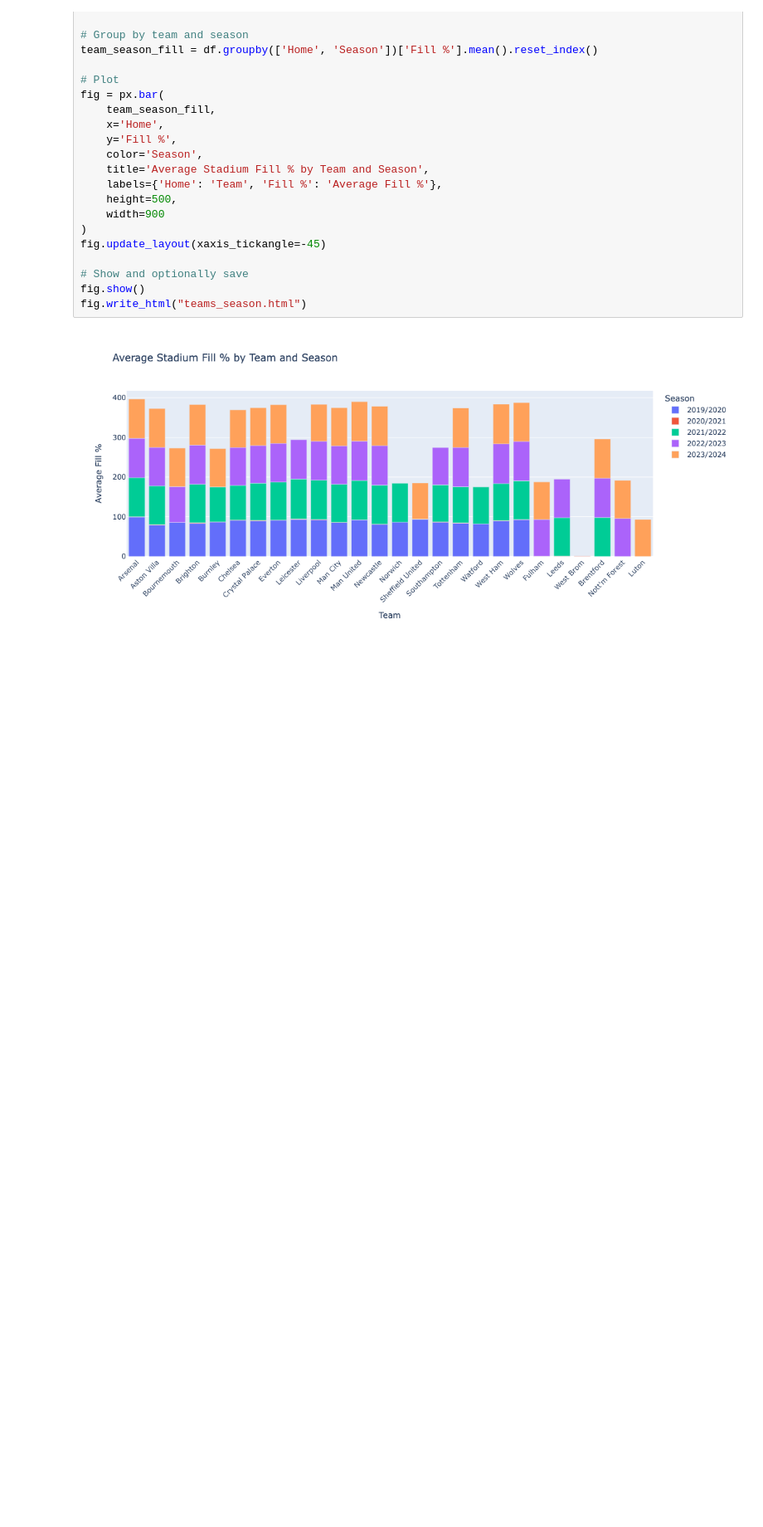
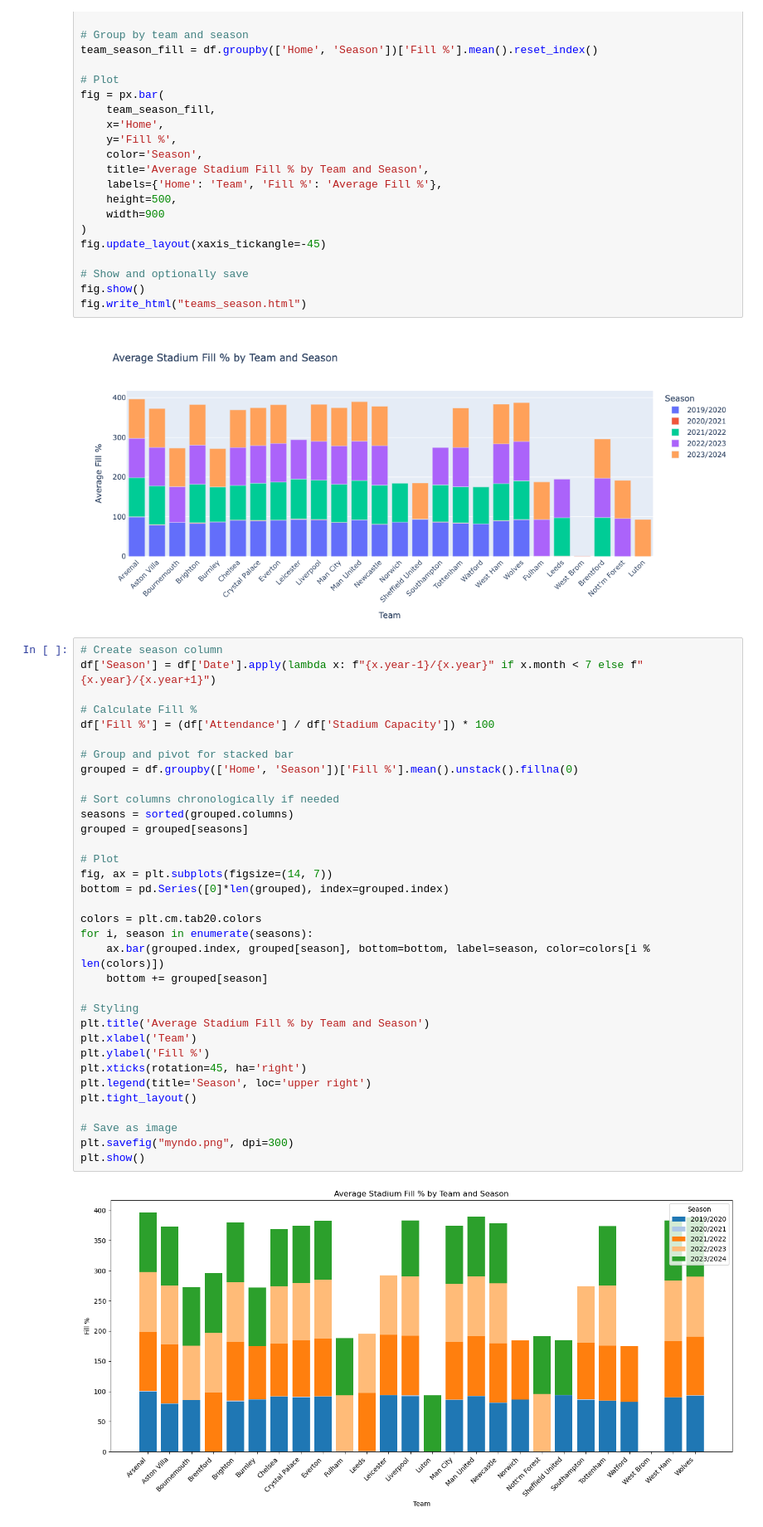
Before and after one commit to astamariaa/astamariaa.github.io, a Jupyter notebook: social_data_final_project.ipynb, the cells around one changed output. Shown at 83% size. Cells and saved outputs as stored; diff of their text form; blank space fills up the shorter version.

```diff
--- a/social_data_final_project.ipynb
+++ b/social_data_final_project.ipynb
@@ -1310,3 +1402,39 @@ fig.show()
 fig.write_html("teams_season.html")
 # %% [output]
 [figure]
+# %%
+# Create season column
+df['Season'] = df['Date'].apply(lambda x: f"{x.year-1}/{x.year}" if x.month < 7 else f"{x.year}/{x.year+1}")
+
+# Calculate Fill %
+df['Fill %'] = (df['Attendance'] / df['Stadium Capacity']) * 100
+
+# Group and pivot for stacked bar
+grouped = df.groupby(['Home', 'Season'])['Fill %'].mean().unstack().fillna(0)
+
+# Sort columns chronologically if needed
+seasons = sorted(grouped.columns)
+grouped = grouped[seasons]
+
+# Plot
+fig, ax = plt.subplots(figsize=(14, 7))
+bottom = pd.Series([0]*len(grouped), index=grouped.index)
+
+colors = plt.cm.tab20.colors
+for i, season in enumerate(seasons):
+    ax.bar(grouped.index, grouped[season], bottom=bottom, label=season, color=colors[i % len(colors)])
+    bottom += grouped[season]
+
+# Styling
+plt.title('Average Stadium Fill % by Team and Season')
+plt.xlabel('Team')
+plt.ylabel('Fill %')
+plt.xticks(rotation=45, ha='right')
+plt.legend(title='Season', loc='upper right')
+plt.tight_layout()
+
+# Save as image
+plt.savefig("myndo.png", dpi=300)
+plt.show()
+# %% [output]
+[figure, added]
```
Also changed, not shown: parts of 14 cells of this notebook.
